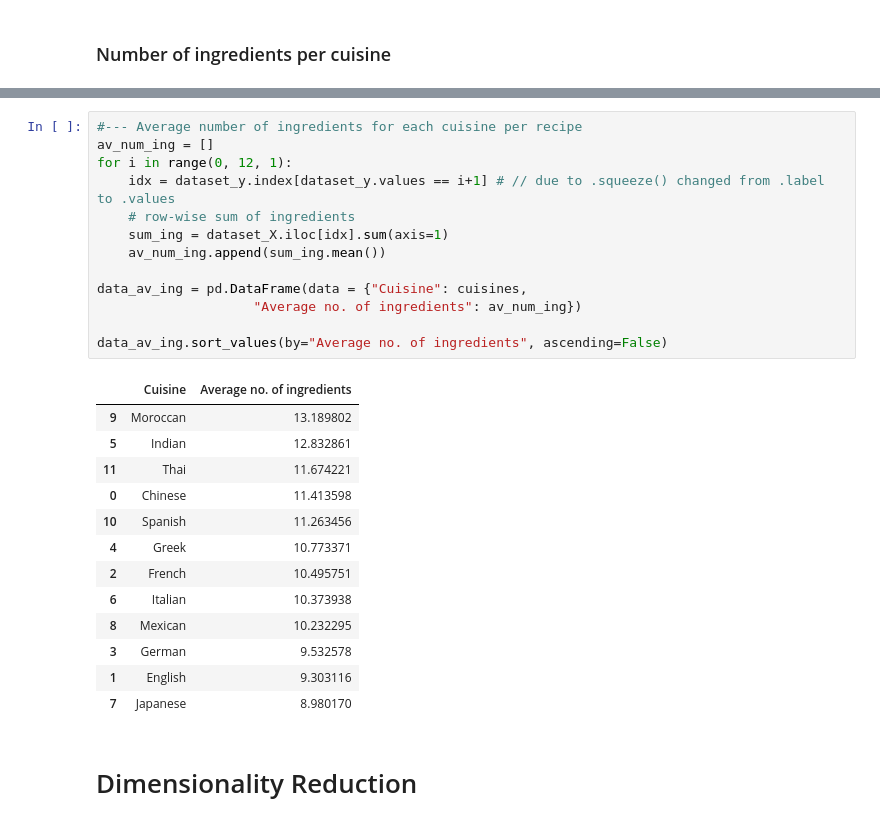
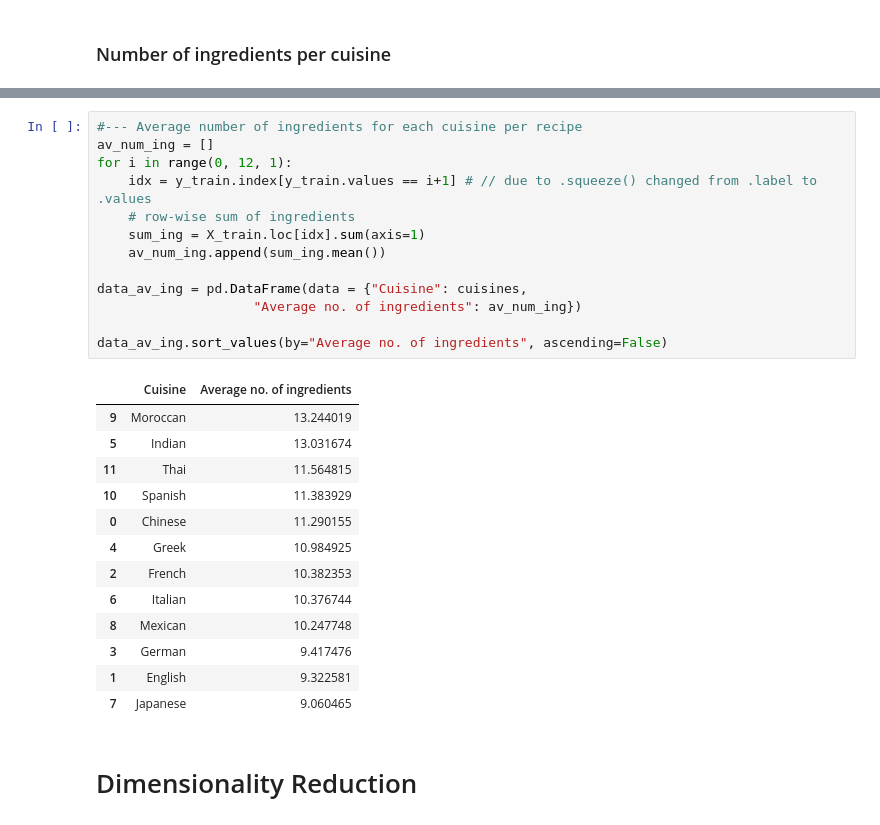
Before and after one commit to TedOiler/dme_gp, a Jupyter notebook: recipes/main.ipynb, the cells around one changed output, grey strips where cells are left out. Cells and saved outputs as stored; diff of their text form.

Commit message:
Random_state for train_test_split & 2nd table adapted to X_train

```diff
--- a/recipes/main.ipynb
+++ b/recipes/main.ipynb
@@ -155,30 +155,30 @@ data_ing.sort_values(by="#Ingredients Used", ascending=False)
 # %%
 #--- Average number of ingredients for each cuisine per recipe
 av_num_ing = []
 for i in range(0, 12, 1):
-    idx = dataset_y.index[dataset_y.values == i+1] # // due to .squeeze() changed from .label to .values
+    idx = y_train.index[y_train.values == i+1] # // due to .squeeze() changed from .label to .values
     # row-wise sum of ingredients
-    sum_ing = dataset_X.iloc[idx].sum(axis=1)
+    sum_ing = X_train.loc[idx].sum(axis=1)
     av_num_ing.append(sum_ing.mean())
 
 data_av_ing = pd.DataFrame(data = {"Cuisine": cuisines,
                     "Average no. of ingredients": av_num_ing})
 
 data_av_ing.sort_values(by="Average no. of ingredients", ascending=False)
 # %% [output]
 |  | Cuisine | Average no. of ingredients |
-| 9 | Moroccan | 13.189802 |
-| 5 | Indian | 12.832861 |
-| 11 | Thai | 11.674221 |
-| 0 | Chinese | 11.413598 |
-| 10 | Spanish | 11.263456 |
-| 4 | Greek | 10.773371 |
-| 2 | French | 10.495751 |
-| 6 | Italian | 10.373938 |
-| 8 | Mexican | 10.232295 |
-| 3 | German | 9.532578 |
-| 1 | English | 9.303116 |
-| 7 | Japanese | 8.980170 |
+| 9 | Moroccan | 13.244019 |
+| 5 | Indian | 13.031674 |
+| 11 | Thai | 11.564815 |
+| 10 | Spanish | 11.383929 |
+| 0 | Chinese | 11.290155 |
+| 4 | Greek | 10.984925 |
+| 2 | French | 10.382353 |
+| 6 | Italian | 10.376744 |
+| 8 | Mexican | 10.247748 |
+| 3 | German | 9.417476 |
+| 1 | English | 9.322581 |
+| 7 | Japanese | 9.060465 |
 # %% [markdown]
 # Dimensionality Reduction
 # %% [markdown]
```
Also changed, not shown: parts of 5 cells of this notebook.
